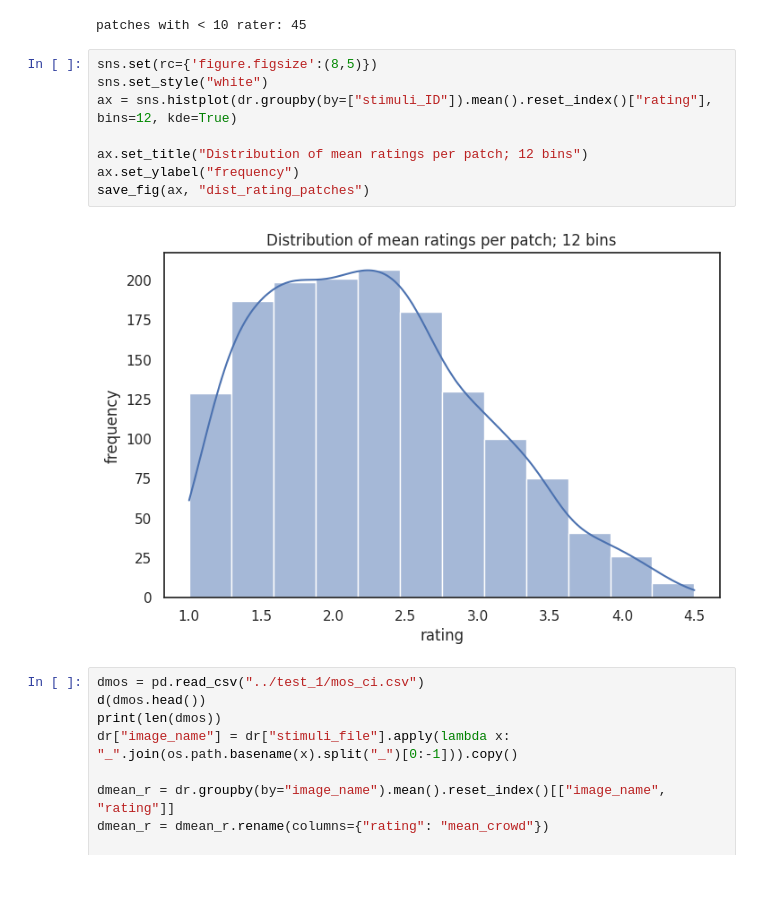
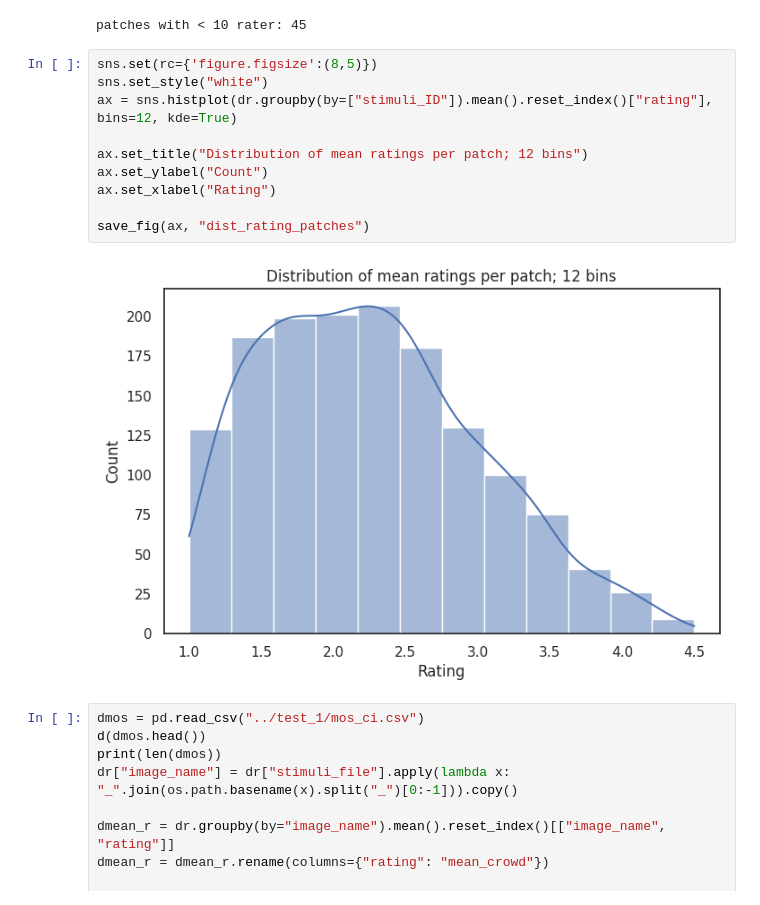
Before and after one commit to Telecommunication-Telemedia-Assessment/image_quality_test, a Jupyter notebook: test_2/analyze.ipynb, the cells around one changed output. Saved outputs shown, nothing was run; the diff lists cells and outputs as text.

```diff
--- a/test_2/analyze.ipynb
+++ b/test_2/analyze.ipynb
@@ -263,13 +265,15 @@ patches with < 10 rater: 45
 # %%
 sns.set(rc={'figure.figsize':(8,5)})
 sns.set_style("white")
 ax = sns.histplot(dr.groupby(by=["stimuli_ID"]).mean().reset_index()["rating"], bins=12, kde=True)
 
 ax.set_title("Distribution of mean ratings per patch; 12 bins")
-ax.set_ylabel("frequency")
+ax.set_ylabel("Count")
+ax.set_xlabel("Rating")
+
 save_fig(ax, "dist_rating_patches")
 # %% [output]
-[figure, old version]
+[figure, new version]
 # %%
 dmos = pd.read_csv("../test_1/mos_ci.csv")
 d(dmos.head())
```
Also changed, not shown: parts of 7 cells of this notebook, 1 other file.
